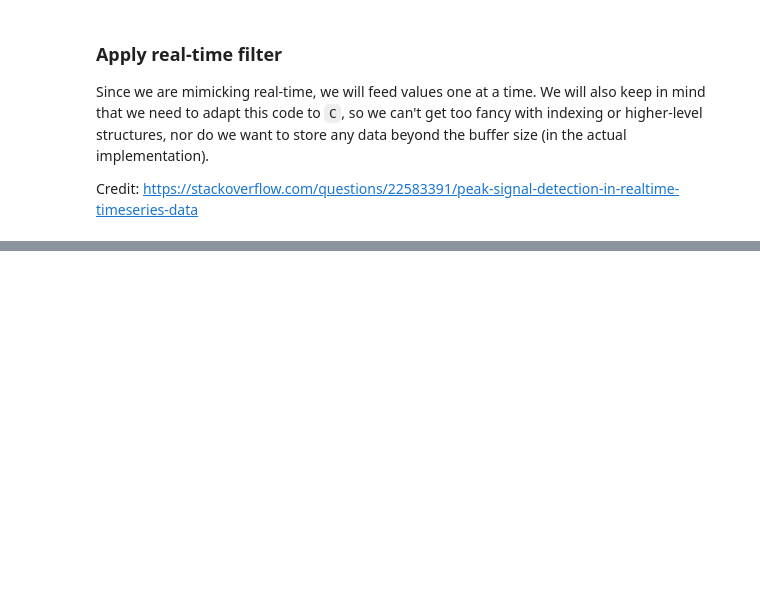
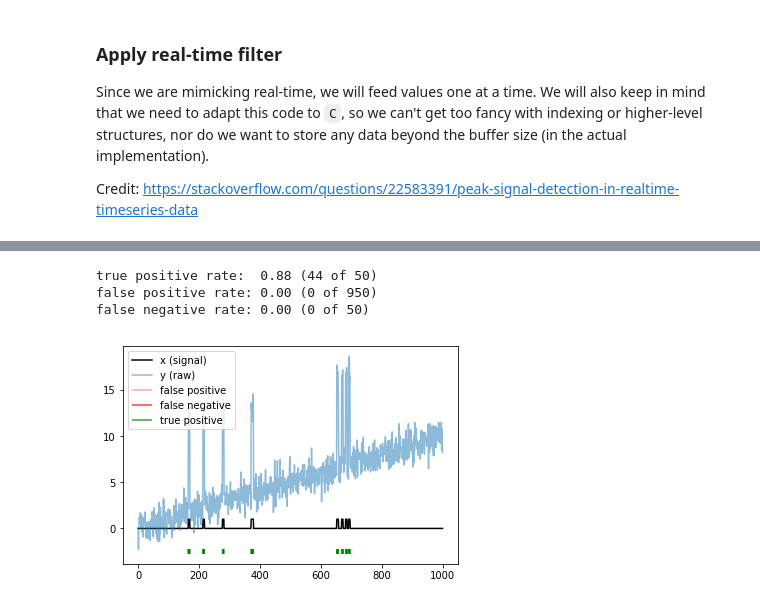
Before and after one commit to jbwebb8/lick-sensor, a Jupyter notebook: capacitiveSensor/python/filters.ipynb, the cells around one changed output, grey strips where cells are left out. Drawn from its saved outputs; the diff is of its cells as text; code cells hidden in the pictures; blank space fills up the shorter version.

```diff
--- a/capacitiveSensor/python/filters.ipynb
+++ b/capacitiveSensor/python/filters.ipynb
@@ -169,0 +265,30 @@ false negative rate: 0.00 (0 of 50)
+# %%
+# Plot results
+plt.plot(x_cpp, color='black', alpha=1.0, linestyle='-', label='x (signal)')
+plt.plot(y_cpp, color='C0', alpha=0.5, linestyle='-', label='y (raw)')
+
+# Plot ground truth
+idx_gt = np.zeros(T, dtype=np.bool)
+idx_gt[t_signal] = True
+idx_tp = np.logical_and(x_cpp == 1.0, idx_gt)
+idx_fp = np.logical_and(np.abs(x_cpp) == 1.0, ~idx_gt)
+idx_fn = np.logical_and(x_cpp == 0.0, idx_gt)
+plt.vlines(np.argwhere(idx_fp).flatten(), ymin=np.min(y)-0.5, ymax=np.min(y),
+           alpha=0.35, color='red', label='false positive')
+plt.vlines(np.argwhere(idx_fn).flatten(), ymin=np.min(y)-0.5, ymax=np.min(y),
+           alpha=0.75, color='red', label='false negative')
+plt.vlines(np.argwhere(idx_tp).flatten(), ymin=np.min(y)-0.5, ymax=np.min(y),
+           alpha=0.75, color='green', label='true positive')
+
+# Show legend
+plt.legend()
+
+# Print results
+print('true positive rate:  %.2f (%d of %d)' % (np.sum(idx_tp)/(n_signal*dt_signal), np.sum(idx_tp), n_signal*dt_signal))
+print('false positive rate: %.2f (%d of %d)' % (np.sum(idx_fp)/(T - n_signal*dt_signal), np.sum(idx_fp), T - n_signal*dt_signal))
+print('false negative rate: %.2f (%d of %d)' % (np.sum(idx_fn)/(n_signal*dt_signal), np.sum(idx_fn), n_signal*dt_signal))
+# %% [output]
+true positive rate:  0.88 (44 of 50)
+false positive rate: 0.00 (0 of 950)
+false negative rate: 0.00 (0 of 50)
+[figure, added]
```
Also changed, not shown: parts of 11 cells of this notebook, 1 other file.
